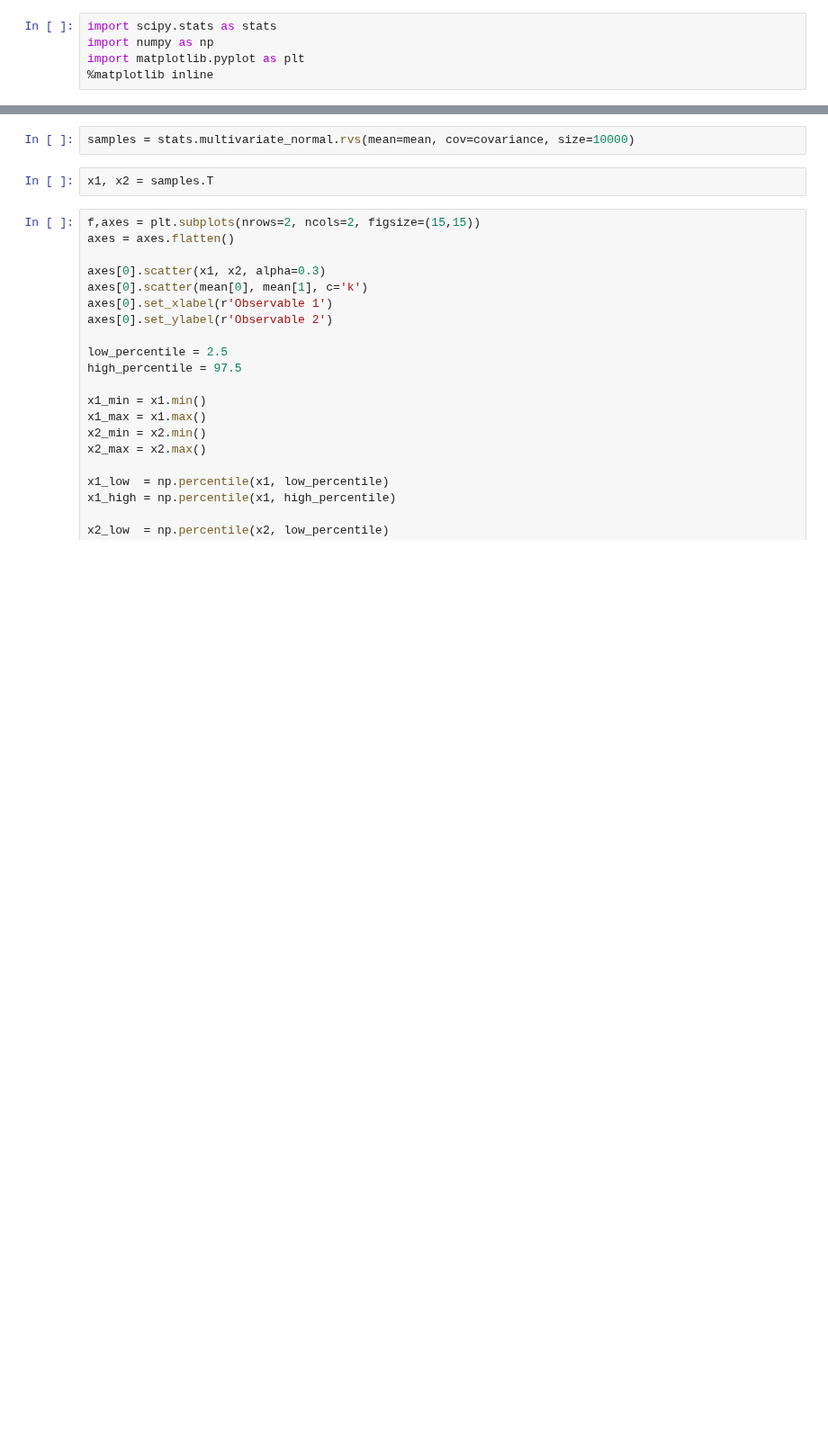
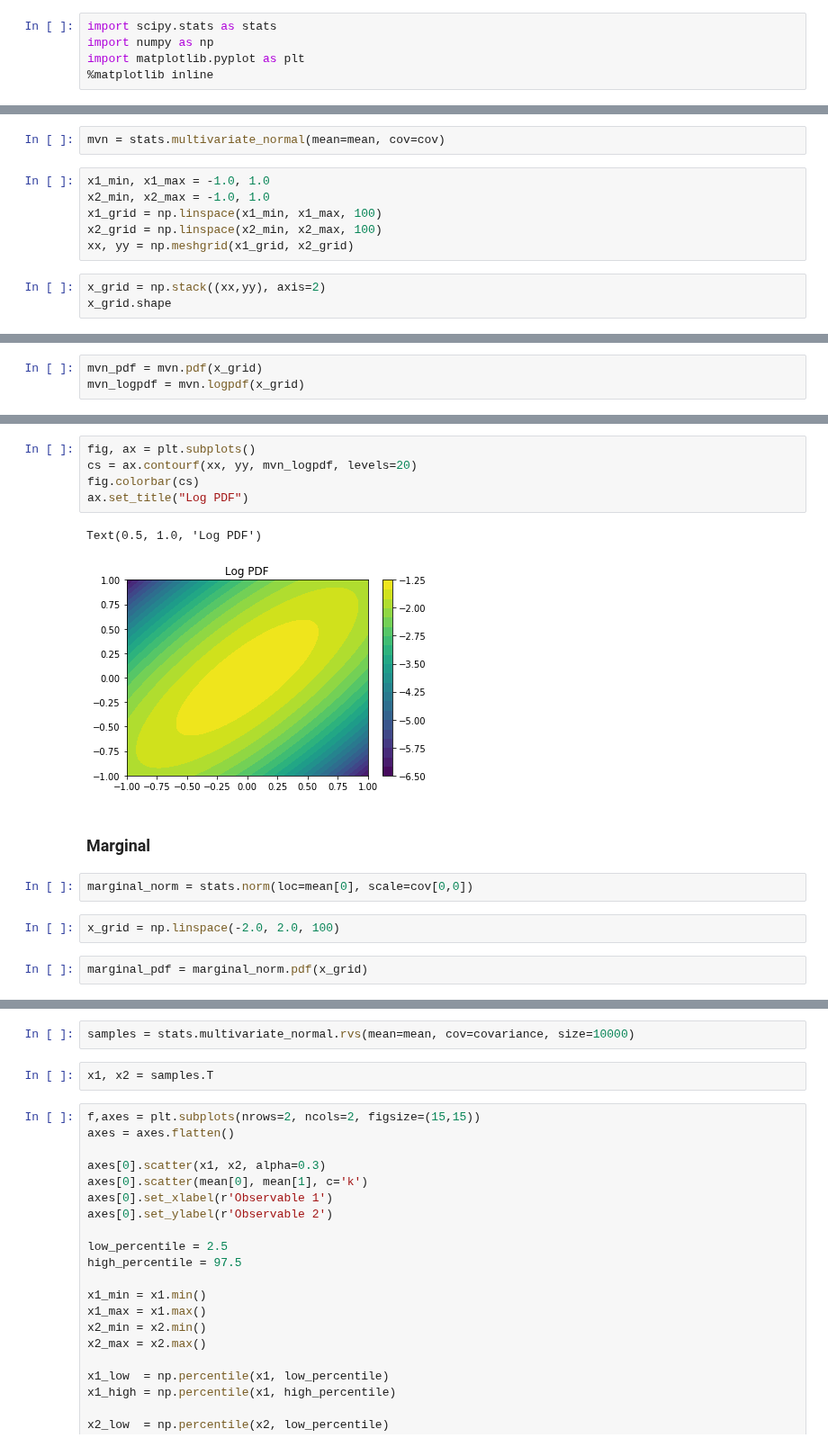
Before and after one commit to denglert/statistics-sandbox, a Jupyter notebook: distributions/gaussian/multivariate_gaussian.ipynb, the cells around one changed output, grey strips where cells are left out. Shown at 90% size. Drawn from its saved outputs; the diff is of its cells as text; blank space fills up the shorter version.

```diff
--- a/distributions/gaussian/multivariate_gaussian.ipynb
+++ b/distributions/gaussian/multivariate_gaussian.ipynb
@@ -5,0 +217,11 @@ import matplotlib.pyplot as plt
+# %%
+mvn = stats.multivariate_normal(mean=mean, cov=cov)
+# %%
+x1_min, x1_max = -1.0, 1.0
+x2_min, x2_max = -1.0, 1.0
+x1_grid = np.linspace(x1_min, x1_max, 100)
+x2_grid = np.linspace(x2_min, x2_max, 100)
+xx, yy = np.meshgrid(x1_grid, x2_grid)
+# %%
+x_grid = np.stack((xx,yy), axis=2)
+x_grid.shape
@@ -5,0 +230,3 @@ import matplotlib.pyplot as plt
+# %%
+mvn_pdf = mvn.pdf(x_grid)
+mvn_logpdf = mvn.logpdf(x_grid)
@@ -5,0 +277,16 @@ import matplotlib.pyplot as plt
+# %%
+fig, ax = plt.subplots()
+cs = ax.contourf(xx, yy, mvn_logpdf, levels=20)
+fig.colorbar(cs)
+ax.set_title("Log PDF")
+# %% [output]
+Text(0.5, 1.0, 'Log PDF')
+[figure, added]
+# %% [markdown]
+### Marginal
+# %%
+marginal_norm = stats.norm(loc=mean[0], scale=cov[0,0])
+# %%
+x_grid = np.linspace(-2.0, 2.0, 100)
+# %%
+marginal_pdf = marginal_norm.pdf(x_grid)
```
Also changed, not shown: parts of 42 cells of this notebook, 3 other files.
